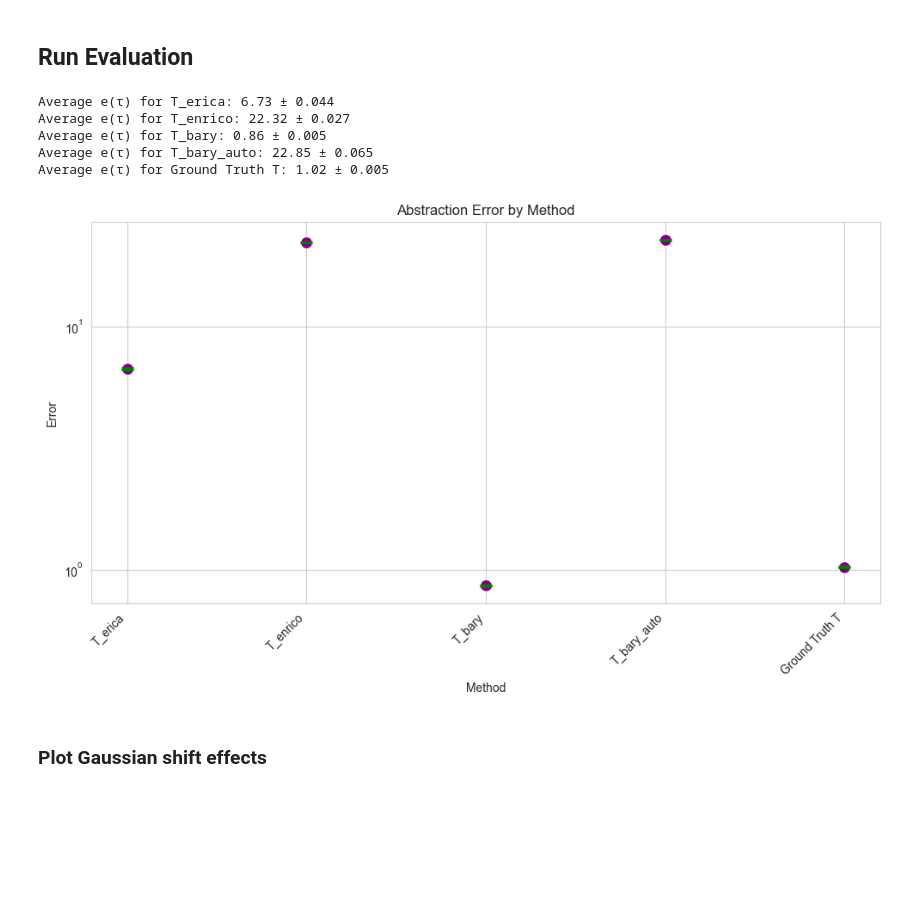
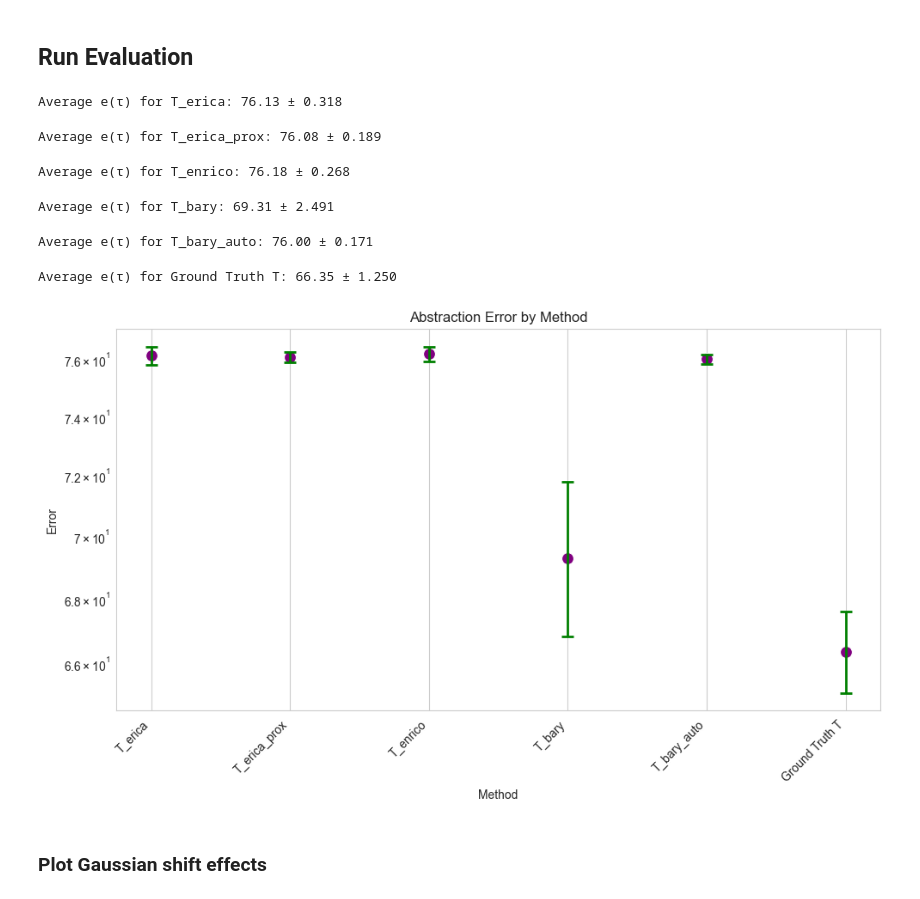
Before and after one commit to yfelekis/DiRoCA, a Jupyter notebook: erica_gelbrich_optimisation.ipynb, the cells around one changed output. Cells and saved outputs as stored; diff of their text form; code cells hidden in the pictures; blank space fills up the shorter version.

```diff
--- a/erica_gelbrich_optimisation.ipynb
+++ b/erica_gelbrich_optimisation.ipynb
@@ -1336,9 +1091,9 @@ params_bary =  {
                 'initialization': 'avg',
                 'autograd': False,
                 'seed': seed,
-                'max_iter': 100,
+                'max_iter': 35,
                 'tol': 1e-6,
-                'display_results': True
+                'display_results': False
                 }
 
 params_Lbary, params_Hbary, T_bary = barycentric_optimization(**params_bary)
@@ -1374,9 +1111,9 @@ params_bary =  {
                 'initialization': 'avg',
                 'autograd': True,
                 'seed': seed,
-                'max_iter': 100,
+                'max_iter': 35,
                 'tol': 1e-6,
-                'display_results': True
+                'display_results': False
                 }
 
 params_Lbary, params_Hbary, T_bary_auto = barycentric_optimization(**params_bary)
@@ -1427,12 +1138,12 @@ data = mut.load_samples(experiment)
 # %%
 add_noiseL         = True
 add_noiseH         = True
-noise_typeL        = 'boundary_gaussian'
-noise_typeH        = 'boundary_gaussian'
+noise_typeL        = 'gelbrich_gaussian'
+noise_typeH        = 'gelbrich_gaussian'
 
 lin_contaminationL = False
 lin_contaminationH = False
-cont_type          = 'sinusoidal'
+cont_type          = 'multiplicative'
 cont_fracL         = .9
 cont_fracH         = .6
 
@@ -1507,19 +1152,20 @@ T_name = ['T_erica', 'T_enrico', 'T_bary', 'T_bary_auto', 'Ground Truth T']
 # %%
+T_name            = ['T_erica','T_erica_prox', 'T_enrico', 'T_bary', 'T_bary_auto', 'Ground Truth T']
 abstraction_error = {}
-for i, T in enumerate([T_erica, T_enrico, T_bary, T_bary_auto, Tau]):
+for i, T in enumerate([T_erica, T_erica_prox, T_enrico, T_bary, T_bary_auto, Tau]):
     all_errors = []
     avg_error = 0
 
-    for _ in range(num_iter):
+    for _ in tqdm(range(num_iter)):
         total = 0
         for iota in Ill:
             base, abst = data[iota]
 
             if add_noiseL == True:
-                base = add_random_noise(base, noise_typeL, 'L')
+                base = evut.add_random_noise(base, noise_typeL, 'L', experiment, normalize=True)
 
             if add_noiseH == True:
-                abst = add_random_noise(abst, noise_typeH, 'H')
+                abst = evut.add_random_noise(abst, noise_typeH, 'H', experiment, normalize=True)
 
             if lin_contaminationL == True:
                 base = evut.contaminate_linear_relationships(base, contamination_fraction=cont_fracL, contamination_type=cont_type)
@@ -1528,40 +1174,41 @@ for i, T in enumerate([T_erica, T_enrico, T_bary, T_bary_auto, Tau]):
                 abst = evut.contaminate_linear_relationships(abst, contamination_fraction=cont_fracH, contamination_type=cont_type)
 
             tau_base = base@T.T
 
             tau_muL    = np.mean(tau_base, axis=0)
             tau_sigmaL = np.cov(tau_base, rowvar=False)
             muH        = np.mean(abst, axis=0)
             sigmaH     = np.cov(abst, rowvar=False)
 
             if metric == 'wass':
                 dist  = mut.compute_wasserstein(tau_muL, tau_sigmaL, muH, sigmaH)
                 # tau_gaussian  = mut.sample_distros_Gelbrich([(tau_muL, tau_sigmaL)])[0]
                 # abst_gaussian = mut.sample_distros_Gelbrich([(muH, sigmaH)])[0]
                 # dist = mut.wasserstein_dist(tau_gaussian, abst_gaussian)
 
             elif metric == 'js':
                 dist = mut.compute_jensenshannon(tau_base, abst)
 
             #tot_moms += dist
             total += dist
 
         iter_avg_ = total/len(Ill)
         all_errors.append(iter_avg_)
 
     mean_e = np.mean(all_errors)
     std_e = np.std(all_errors)
     abstraction_error[T_name[i]] = (mean_e, std_e*1.96)
-    print(f"Average e(τ) for {T_name[i]}: {mean_e:.2f} ± {std_e*1.96:.3f}")
+    print(f"Average e(τ) for {T_name[i]}: {mean_e:.2f} ± {std_e*1.96:.3f} \n")
 
 evut.plot_abstraction_error(abstraction_error)
 # %% [output]
-Average e(τ) for T_erica: 6.73 ± 0.044
-Average e(τ) for T_enrico: 22.32 ± 0.027
-Average e(τ) for T_bary: 0.86 ± 0.005
-Average e(τ) for T_bary_auto: 22.85 ± 0.065
-Average e(τ) for Ground Truth T: 1.02 ± 0.005
+Average e(τ) for T_erica: 76.13 ± 0.318
+Average e(τ) for T_erica_prox: 76.08 ± 0.189
+Average e(τ) for T_enrico: 76.18 ± 0.268
+Average e(τ) for T_bary: 69.31 ± 2.491
+Average e(τ) for T_bary_auto: 76.00 ± 0.171
+Average e(τ) for Ground Truth T: 66.35 ± 1.250
-[figure, old version]
+[figure, new version]
 # %% [markdown]
 ### Plot Gaussian shift effects
 # %%
```
Also changed, not shown: parts of 42 cells of this notebook, 20 other files.
